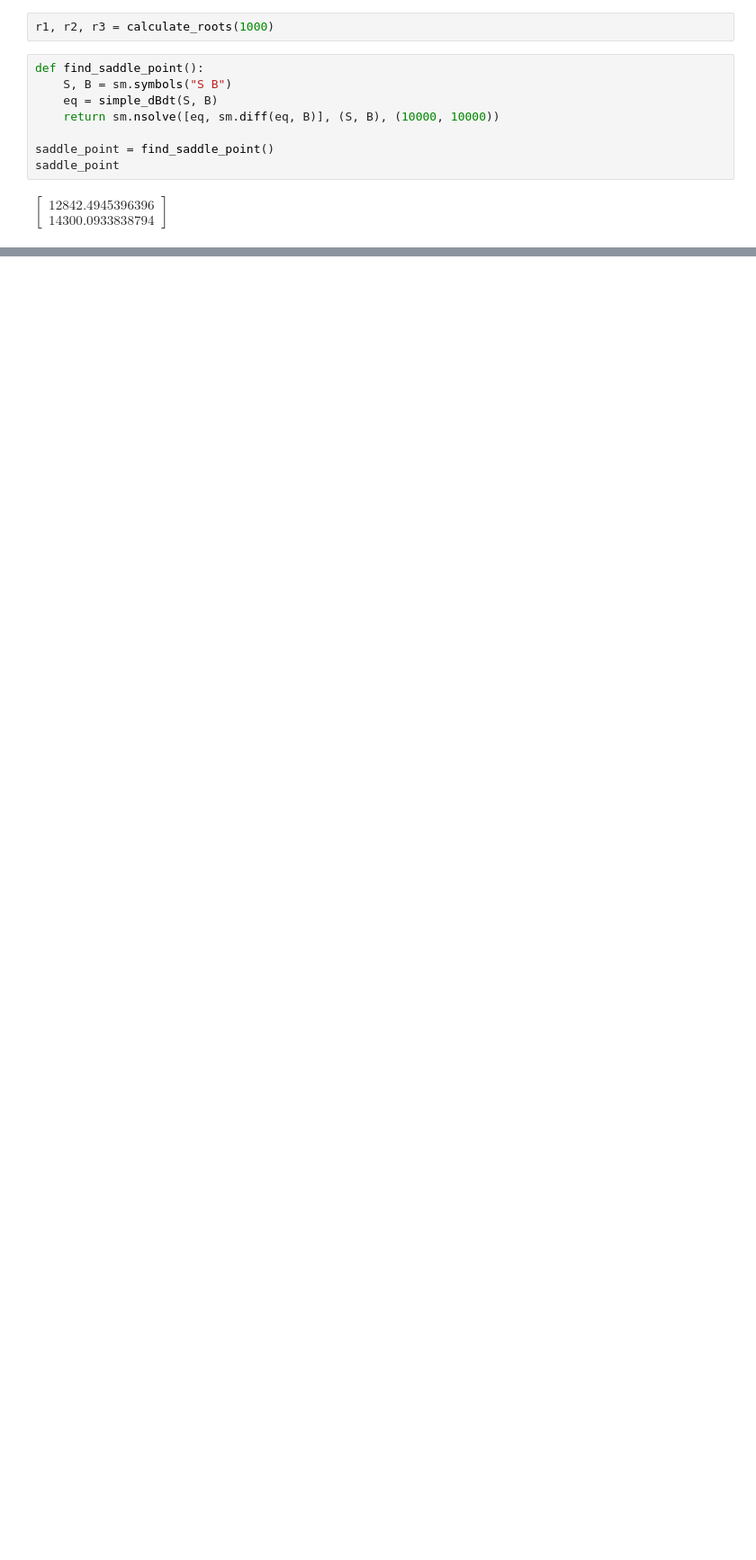
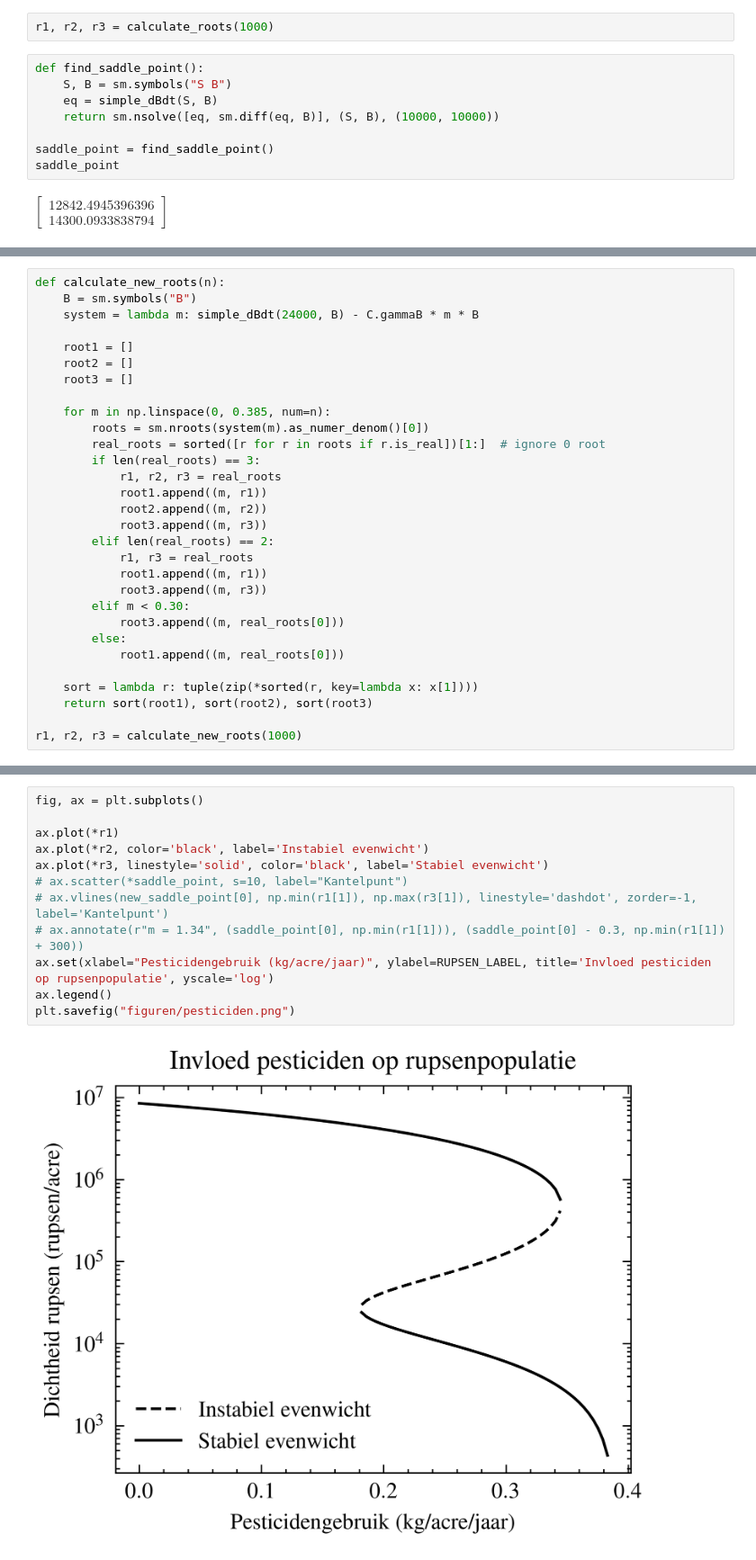
Before and after one commit to SteefCoder/conifeerrups, a Jupyter notebook: figuren.ipynb, the cells around one changed output, grey strips where cells are left out. Shown at 90% size. Cells and saved outputs as stored; diff of their text form; blank space fills up the shorter version.

```diff
--- a/figuren.ipynb
+++ b/figuren.ipynb
@@ -205,0 +317,30 @@ plt.savefig("figuren/richtingsveld-tijd.png")
+# %%
+def calculate_new_roots(n):
+    B = sm.symbols("B")
+    system = lambda m: simple_dBdt(24000, B) - C.gammaB * m * B
+
+    root1 = []
+    root2 = []
+    root3 = []
+
+    for m in np.linspace(0, 0.385, num=n):
+        roots = sm.nroots(system(m).as_numer_denom()[0])
+        real_roots = sorted([r for r in roots if r.is_real])[1:]  # ignore 0 root
+        if len(real_roots) == 3:
+            r1, r2, r3 = real_roots
+            root1.append((m, r1))
+            root2.append((m, r2))
+            root3.append((m, r3))
+        elif len(real_roots) == 2:
+            r1, r3 = real_roots
+            root1.append((m, r1))
+            root3.append((m, r3))
+        elif m < 0.30:
+            root3.append((m, real_roots[0]))
+        else:
+            root1.append((m, real_roots[0]))
+
+    sort = lambda r: tuple(zip(*sorted(r, key=lambda x: x[1])))
+    return sort(root1), sort(root2), sort(root3)
+
+r1, r2, r3 = calculate_new_roots(1000)
@@ -205,0 +358,14 @@ plt.savefig("figuren/richtingsveld-tijd.png")
+# %%
+fig, ax = plt.subplots()
+
+ax.plot(*r1)
+ax.plot(*r2, color='black', label='Instabiel evenwicht')
+ax.plot(*r3, linestyle='solid', color='black', label='Stabiel evenwicht')
+# ax.scatter(*saddle_point, s=10, label="Kantelpunt")
+# ax.vlines(new_saddle_point[0], np.min(r1[1]), np.max(r3[1]), linestyle='dashdot', zorder=-1, label='Kantelpunt')
+# ax.annotate(r"m = 1.34", (saddle_point[0], np.min(r1[1])), (saddle_point[0] - 0.3, np.min(r1[1]) + 300))
+ax.set(xlabel="Pesticidengebruik (kg/acre/jaar)", ylabel=RUPSEN_LABEL, title='Invloed pesticiden op rupsenpopulatie', yscale='log')
+ax.legend()
+plt.savefig("figuren/pesticiden.png")
+# %% [output]
+[figure, added]
```
Also changed, not shown: parts of 10 cells of this notebook, 2 other files.
